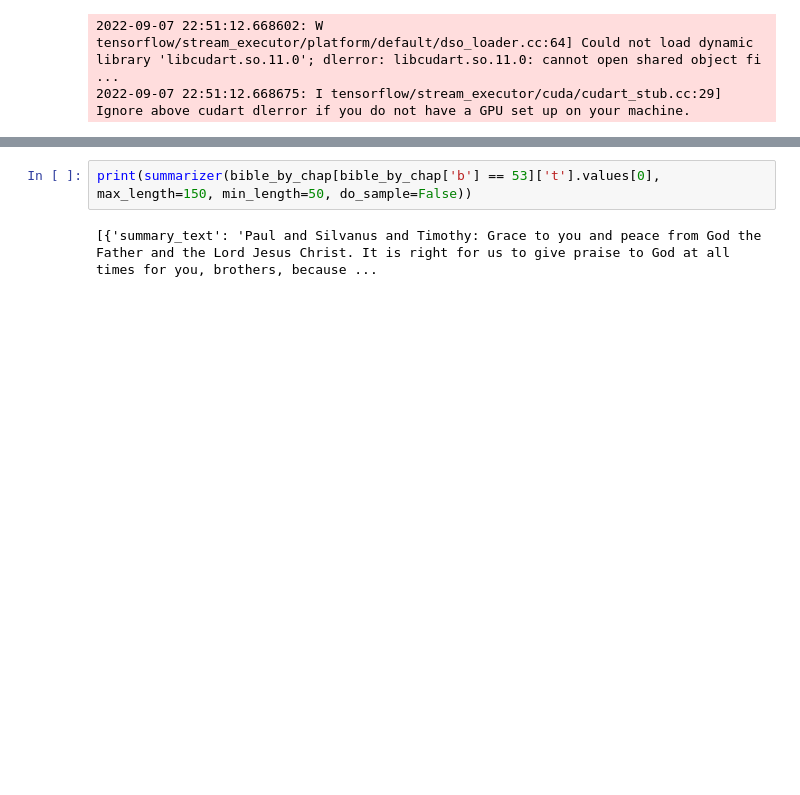
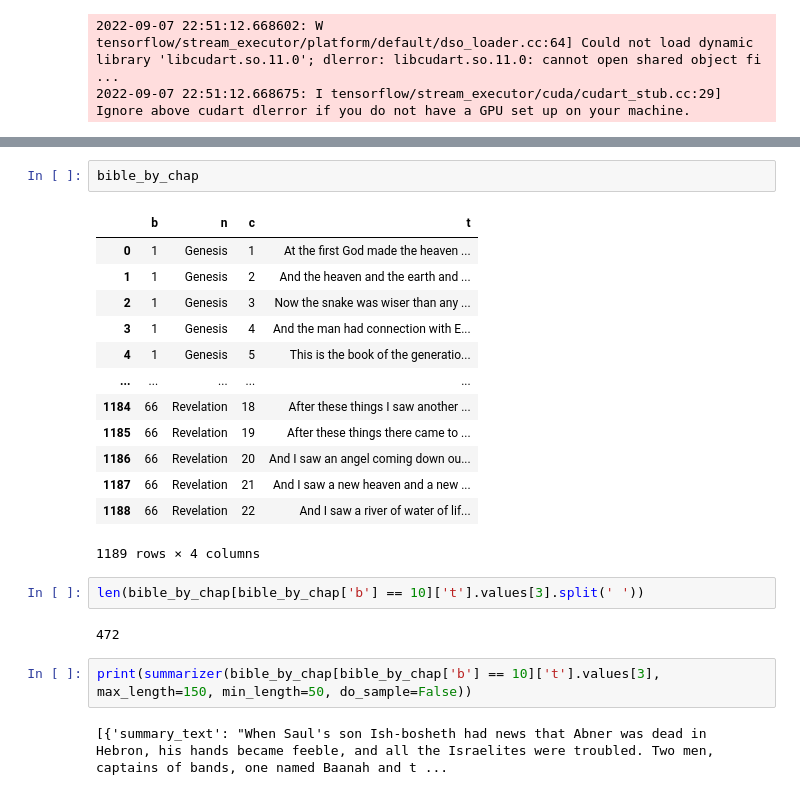
Before and after one commit to DonkeyBrainz/Bible-Summaries, a Jupyter notebook: testing.ipynb, the cells around one changed output, grey strips where cells are left out. Cells and saved outputs as stored; diff of their text form; blank space fills up the shorter version.

```diff
--- a/testing.ipynb
+++ b/testing.ipynb
@@ -108,4 +151,24 @@ summarizer = pipeline('summarization',model = 'facebook/bart-large-cnn')
+# %%
+bible_by_chap
+# %% [output]
+|  | b | n | c | t |
+| 0 | 1 | Genesis | 1 | At the first God made the heaven ... |
+| 1 | 1 | Genesis | 2 | And the heaven and the earth and ... |
+| 2 | 1 | Genesis | 3 | Now the snake was wiser than any ... |
+| 3 | 1 | Genesis | 4 | And the man had connection with E... |
+| 4 | 1 | Genesis | 5 | This is the book of the generatio... |
+| ... | ... | ... | ... | ... |
+| 1184 | 66 | Revelation | 18 | After these things I saw another ... |
+| 1185 | 66 | Revelation | 19 | After these things there came to ... |
+| 1186 | 66 | Revelation | 20 | And I saw an angel coming down ou... |
+| 1187 | 66 | Revelation | 21 | And I saw a new heaven and a new ... |
+| 1188 | 66 | Revelation | 22 | And I saw a river of water of lif... |
+1189 rows × 4 columns
+# %%
+len(bible_by_chap[bible_by_chap['b'] == 10]['t'].values[3].split(' '))
+# %% [output]
+472
 # %%
-print(summarizer(bible_by_chap[bible_by_chap['b'] == 53]['t'].values[0], max_length=150, min_length=50, do_sample=False))
+print(summarizer(bible_by_chap[bible_by_chap['b'] == 10]['t'].values[3], max_length=150, min_length=50, do_sample=False))
 # %% [output]
-[{'summary_text': 'Paul and Silvanus and Timothy: Grace to you and peace from God the Father and the Lord Jesus Christ. It is right for us to give praise to God at all times for you, brothers, because ...
+[{'summary_text': "When Saul's son Ish-bosheth had news that Abner was dead in Hebron, his hands became feeble, and all the Israelites were troubled. Two men, captains of bands, one named Baanah and t ...
```
Also changed, not shown: parts of 5 cells of this notebook.
